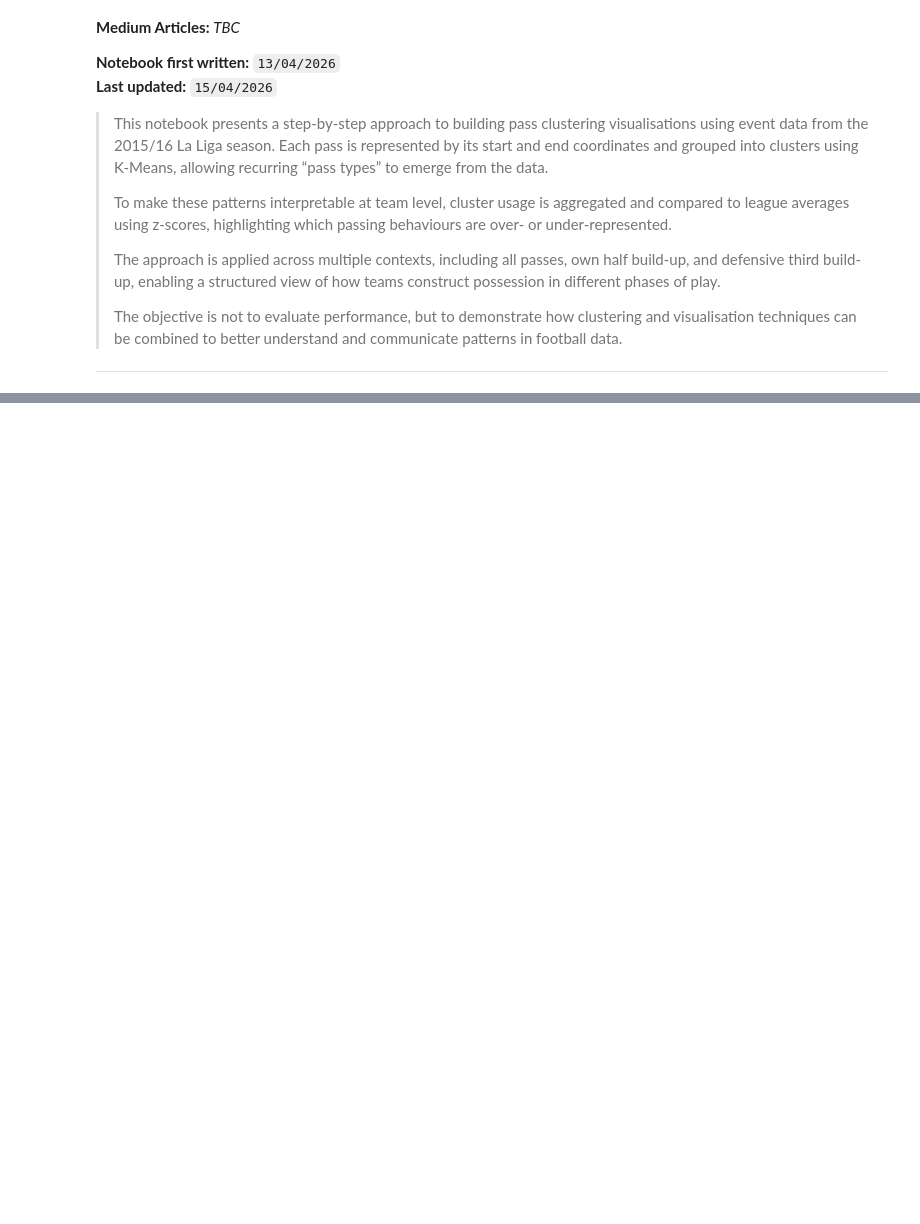
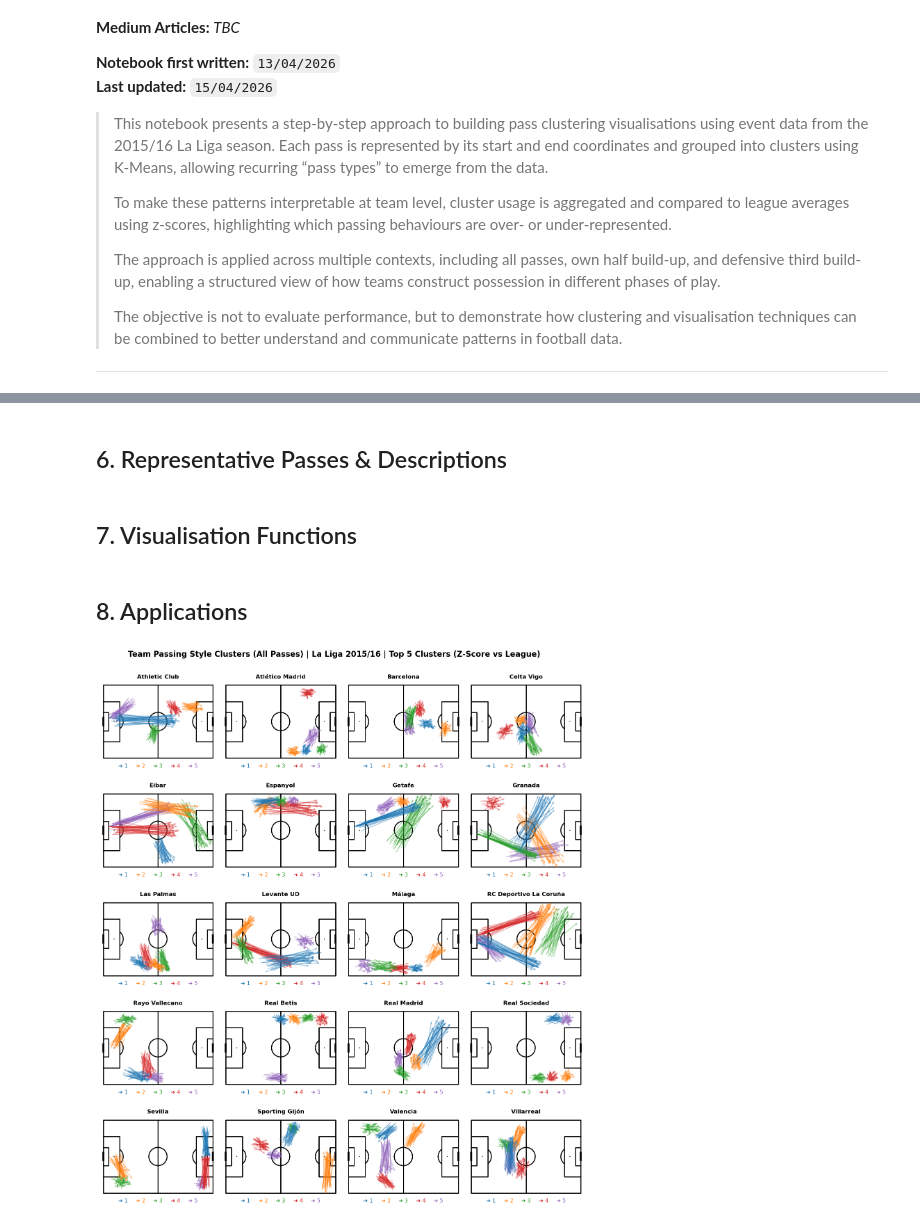
Before and after one commit to vickyfriss/Football-analytics, a Jupyter notebook: 202604 - 2 - Building Pass Clustering Visualisations.ipynb, the cells around one changed output, grey strips where cells are left out. Drawn from its saved outputs; the diff is of its cells as text; code cells hidden in the pictures; blank space fills up the shorter version.

```diff
--- a/202604 - 2 - Building Pass Clustering Visualisations.ipynb
+++ b/202604 - 2 - Building Pass Clustering Visualisations.ipynb
@@ -1049,0 +119,12 @@ plot_all_teams_grid(n_cols=4, show_descriptions=False)
+# %%
+FEATURES = ["start_x", "start_y", "end_x", "end_y"]
+
+def run_clustering(df, n_clusters=50, seed=14):
+    scaler = StandardScaler()
+    X = scaler.fit_transform(df[FEATURES])
+
+    model = KMeans(n_clusters=n_clusters, random_state=seed, n_init=10)
+    df = df.copy()
+    df["cluster"] = model.fit_predict(X)
+
+    return df, scaler
@@ -1049,0 +155,24 @@ plot_all_teams_grid(n_cols=4, show_descriptions=False)
+# %% [markdown]
+## 6. Representative Passes & Descriptions
+# %%
+def representative_passes(df_cluster, scaler, n=30):
+    X = scaler.transform(df_cluster[FEATURES])
+    centroid = X.mean(axis=0)
+
+    dist = np.linalg.norm(X - centroid, axis=1)
+    df_cluster = df_cluster.copy()
+    df_cluster["dist"] = dist
+
+    return df_cluster.sort_values("dist").head(n)
+
+
+def describe_cluster(df):
+    avg_len = df["length"].mean()
+    dx = (df["end_x"] - df["start_x"]).mean()
+
+    length = "short" if avg_len < 10 else "medium" if avg_len < 25 else "long"
+    direction = "forward" if dx > 5 else "backward" if dx < -5 else "sideways"
+
+    return f"{length} passes, mostly {direction}"
+# %% [markdown]
+## 7. Visualisation Functions
@@ -1049,0 +296,16 @@ plot_all_teams_grid(n_cols=4, show_descriptions=False)
+# %% [markdown]
+## 8. Applications
+# %%
+# ALL PASSES
+
+df_all, scaler = run_clustering(passes)
+dist_all = compute_zscores(df_all)
+
+plot_grid(
+    df_all,
+    dist_all,
+    scaler,
+    "Team Passing Style Clusters (All Passes) | La Liga 2015/16 | Top 5 Clusters (Z-Score vs League)"
+)
+# %% [output]
+[figure, added]
```
Also changed, not shown: parts of 34 cells of this notebook.
